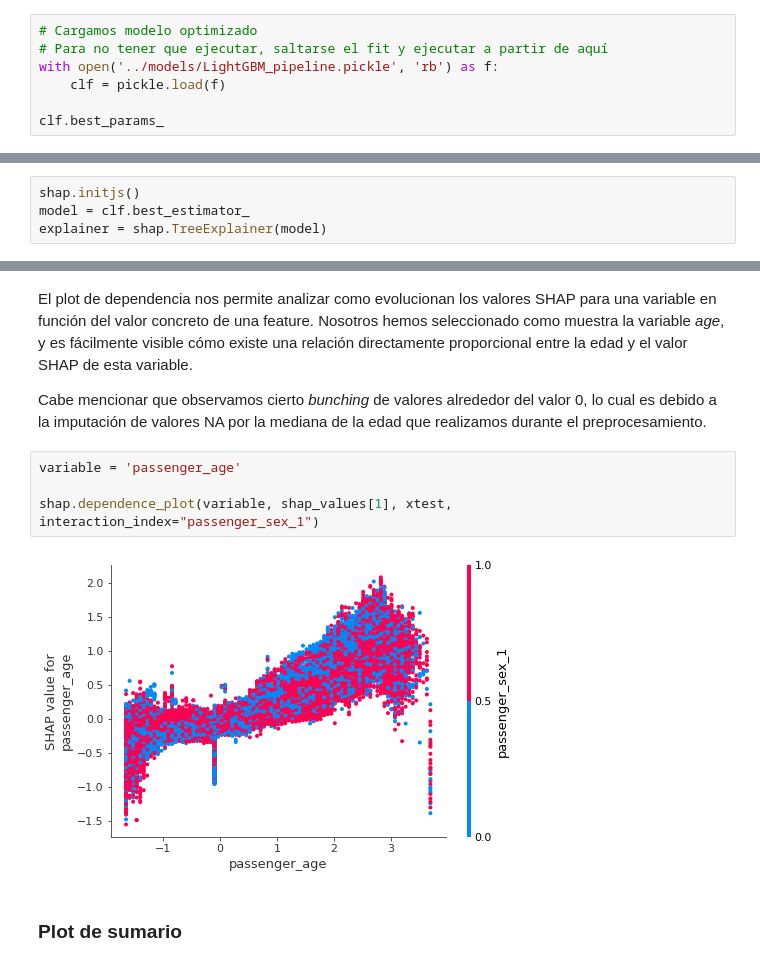
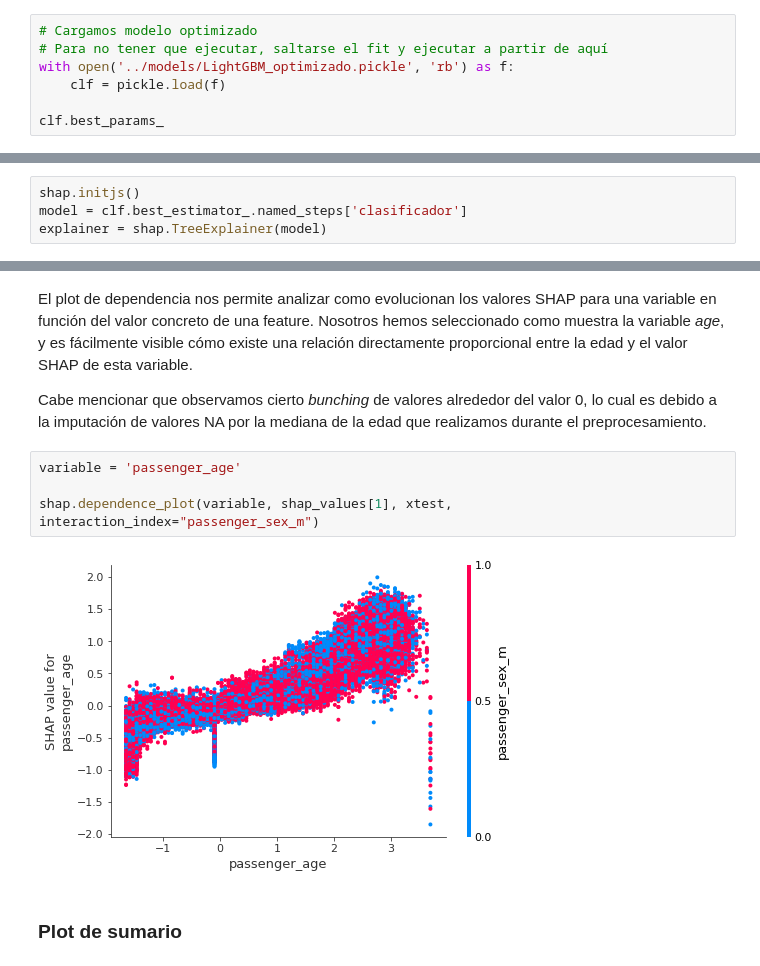
Before and after one commit to AMM53/Accidents-Prediction, a Jupyter notebook: notebooks/6_Interpretabilidad.ipynb, the cells around one changed output, grey strips where cells are left out. Cells and saved outputs as stored; diff of their text form.

```diff
--- a/notebooks/6_Interpretabilidad.ipynb
+++ b/notebooks/6_Interpretabilidad.ipynb
@@ -84,7 +71,7 @@ Utilizamos la librería pickle para cargar el modelo optimizado que generamos en
 # %%
 # Cargamos modelo optimizado
 # Para no tener que ejecutar, saltarse el fit y ejecutar a partir de aquí
-with open('../models/LightGBM_pipeline.pickle', 'rb') as f:
+with open('../models/LightGBM_optimizado.pickle', 'rb') as f:
     clf = pickle.load(f)
 
 clf.best_params_
@@ -195,7 +184,7 @@ plt.title('Importancia de las variables');
 Utilizamos la librería SHAP para generar los valores SHAP del modelo
 # %%
 shap.initjs()
-model = clf.best_estimator_
+model = clf.best_estimator_.named_steps['clasificador']
 explainer = shap.TreeExplainer(model)
 # %% [output]
 [interactive output not drawn]
@@ -237,9 +226,9 @@ Cabe mencionar que observamos cierto *bunching* de valores alrededor del valor 0
 # %%
 variable = 'passenger_age'
 
-shap.dependence_plot(variable, shap_values[1], xtest, interaction_index="passenger_sex_1")
+shap.dependence_plot(variable, shap_values[1], xtest, interaction_index="passenger_sex_m")
 # %% [output]
-[figure, old version]
+[figure, new version]
 # %% [markdown]
 ### Plot de sumario
 # %% [markdown]
```
Also changed, not shown: parts of 18 cells of this notebook, 27 other files.
